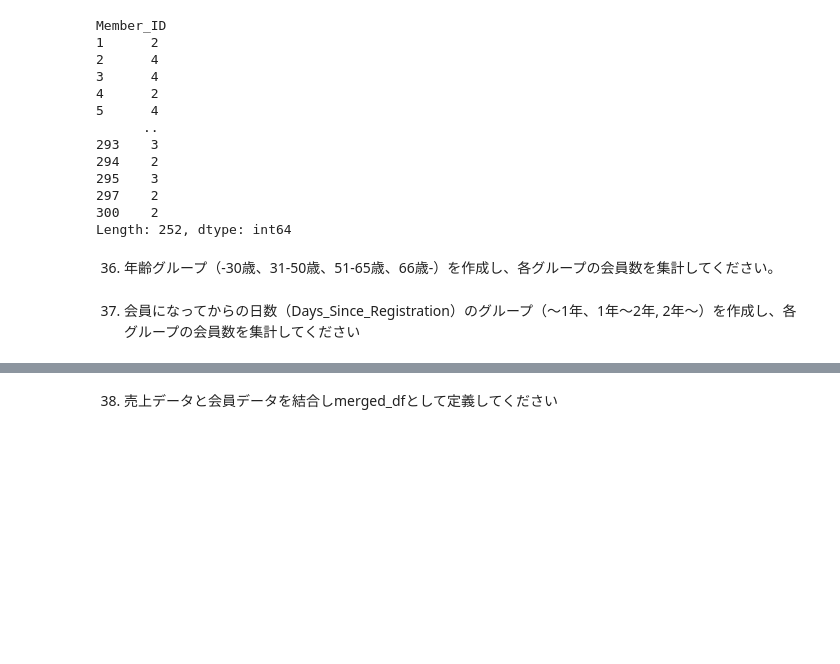
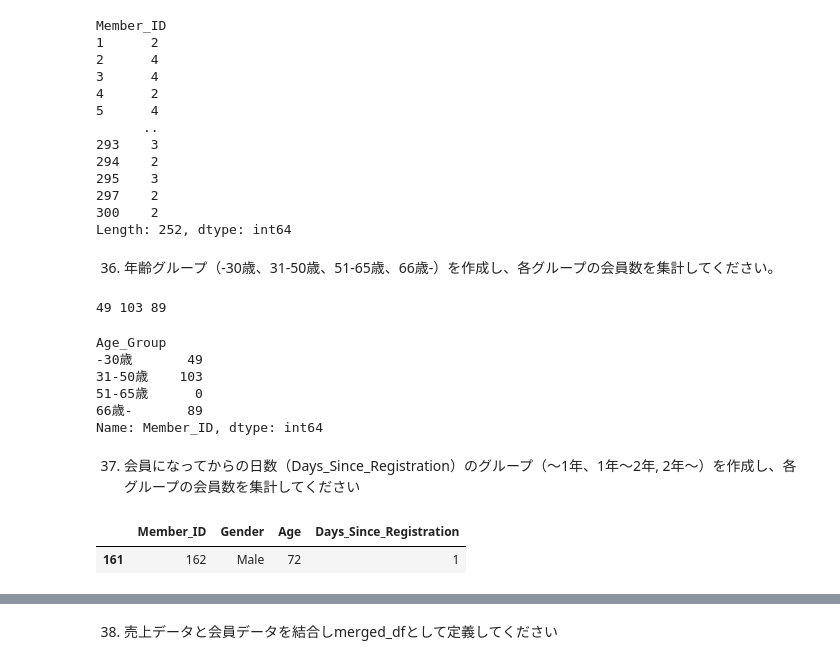
Before and after one commit to ken-hori-2/Kaggle_ws, a Jupyter notebook: 2025_Done/20250215_Done/Udemy_100本ノック_問題.ipynb, the cells around one changed output, grey strips where cells are left out. Cells and saved outputs as stored; diff of their text form; code cells hidden in the pictures; blank space fills up the shorter version.

```diff
--- a/2025_Done/20250215_Done/Udemy_100本ノック_問題.ipynb
+++ b/2025_Done/20250215_Done/Udemy_100本ノック_問題.ipynb
@@ -866,5 +866,48 @@ Member_ID
 Length: 252, dtype: int64
 # %% [markdown]
 36. 年齢グループ（-30歳、31-50歳、51-65歳、66歳-）を作成し、各グループの会員数を集計してください。
+# %%
+# member_df.info()
+# member_df['Age'].unique()
+age_under_30 = member_df[member_df['Age'] <= 30]
+age_31to50 = member_df[(member_df['Age'] >= 31) & (member_df['Age'] <= 50)]
+age_over_66 = member_df[member_df['Age'] >= 66]
+
+# member_df.groupby(['age_under_30', 'age_31to50', 'age_over_66'])[('Member_ID')].size()
+print(age_under_30['Member_ID'].nunique(), age_31to50['Member_ID'].nunique(), age_over_66['Member_ID'].nunique())
+# %% [output]
+49 103 89
+# %%
+# LLMが回答
+age_under_30 = member_df[member_df['Age'] <= 30]
+age_31to50 = member_df[(member_df['Age'] >= 31) & (member_df['Age'] <= 50)]
+age_over_66 = member_df[member_df['Age'] >= 66]
+
+# Concatenate the DataFrames
+age_groups = pd.concat([age_under_30, age_31to50, age_over_66])
+
+# Create a new column to categorize the age groups
+age_groups['Age_Group'] = pd.cut(age_groups['Age'], bins=[0, 30, 50, 65, 100], labels=['-30歳', '31-50歳', '51-65歳', '66歳-'])
+
+# Group by the new age group column and count the number of members in each group
+age_group_counts = age_groups.groupby('Age_Group')['Member_ID'].size()
+print(age_group_counts)
+# %% [output]
+Age_Group
+-30歳       49
+31-50歳    103
+51-65歳      0
+66歳-       89
+Name: Member_ID, dtype: int64
 # %% [markdown]
 37. 会員になってからの日数（Days_Since_Registration）のグループ（〜1年、1年〜2年, 2年〜）を作成し、各グループの会員数を集計してください
+# %%
+# Daysからyearにする方法がわからなかった
+member_df['Days_Since_Registration'].head() # .info()
+# pd.to_datetime(member_df['Registration_Date']) - pd.to_datetime('2024-08-01')
+
+# member_df['Days_Since_Registration'].describe()
+member_df[member_df['Days_Since_Registration'] == 1]
+# %% [output]
+|  | Member_ID | Gender | Age | Days_Since_Registration |
+| 161 | 162 | Male | 72 | 1 |
```
Also changed, not shown: parts of 3 cells of this notebook.
